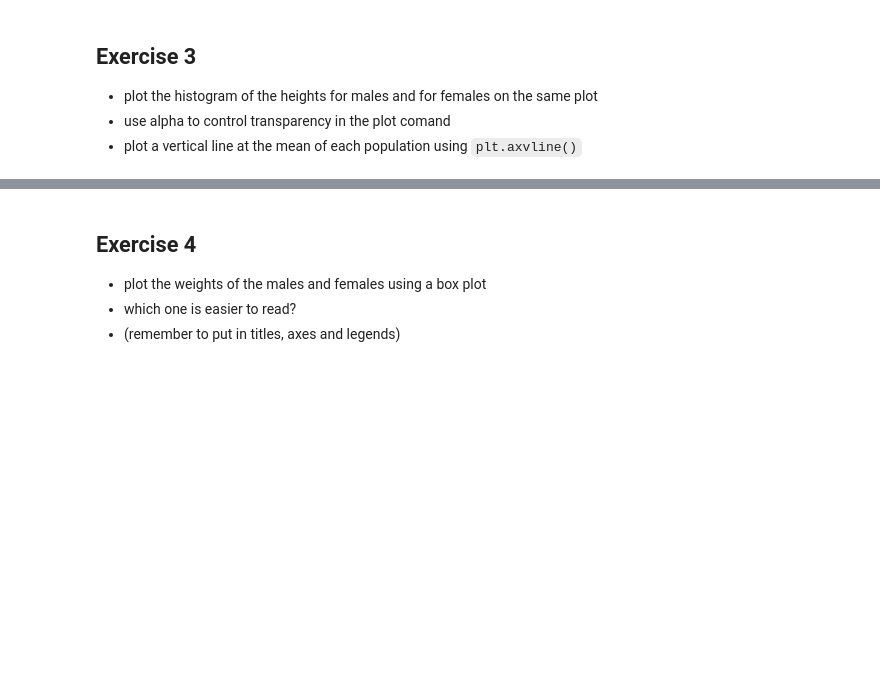
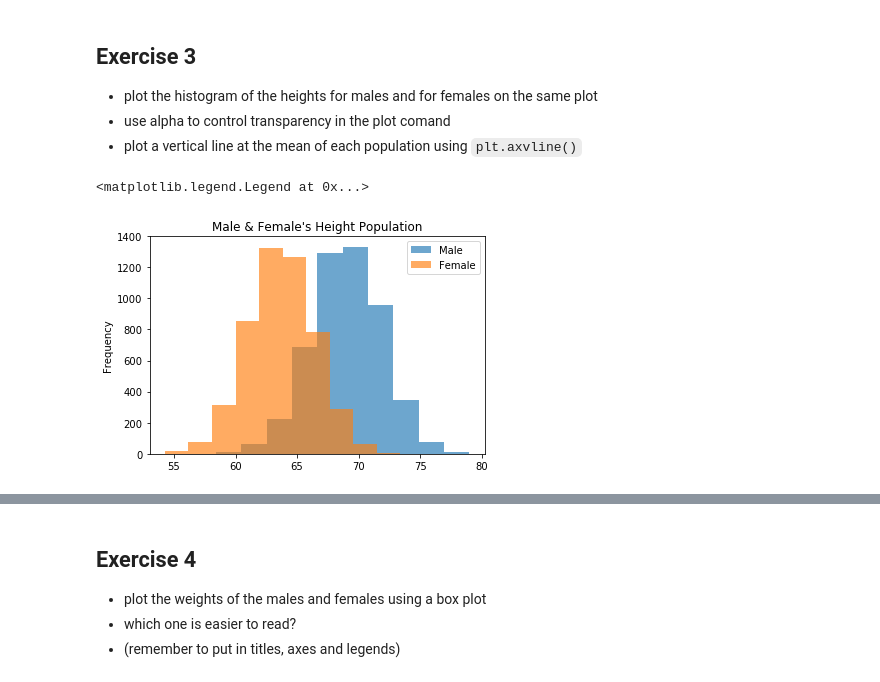
Before and after one commit to deep-diver/zero_to_deep_learning_udemy, a Jupyter notebook: course/2 Data.ipynb, the cells around one changed output, grey strips where cells are left out. Saved outputs shown, nothing was run; the diff lists cells and outputs as text; code cells hidden in the pictures; blank space fills up the shorter version.

```diff
--- a/course/2 Data.ipynb
+++ b/course/2 Data.ipynb
@@ -609,3 +649,20 @@ ValueError: scatter requires and x and y column
 - plot the histogram of the heights for males and for females on the same plot
 - use alpha to control transparency in the plot comand
 - plot a vertical line at the mean of each population using `plt.axvline()`
+# %%
+males_height = males['Height']
+females_height = females['Height']
+# %%
+fig, ax = plt.subplots()
+
+males_height.plot(kind='hist',
+                  ax=ax,
+                  alpha=0.65,
+                  title='Male & Female\'s Height Population')
+females_height.plot(kind='hist',
+                    ax=ax,
+                    alpha=0.65)
+plt.legend(['Male', 'Female'])
+# %% [output]
+<matplotlib.legend.Legend at 0x...>
+[figure, added]
```
Also changed, not shown: parts of 22 cells of this notebook.
